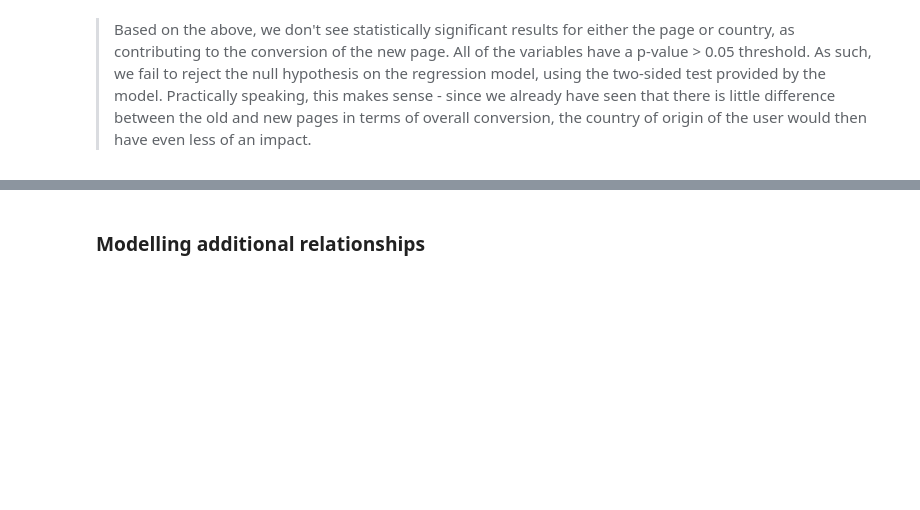
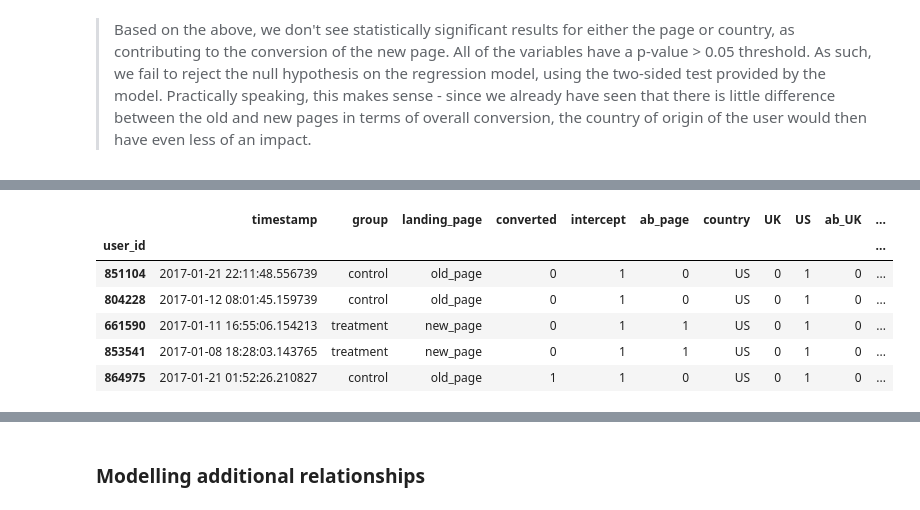
Before and after one commit to dorond/ab-testing-analysis, a Jupyter notebook: Analyze_ab_test_results_notebook.ipynb, the cells around one changed output, grey strips where cells are left out. Drawn from its saved outputs; the diff is of its cells as text; code cells hidden in the pictures; blank space fills up the shorter version.

```diff
--- a/Analyze_ab_test_results_notebook.ipynb
+++ b/Analyze_ab_test_results_notebook.ipynb
@@ -666,0 +666,13 @@ Logit Regression Results
+# %%
+# Lets now model the interaction between page and country and build a new model
+df_merged["ab_UK"] = df_merged["ab_page"] * df_merged["UK"]
+df_merged["ab_US"] = df_merged["ab_page"] * df_merged["US"]
+df_merged.head()
+# %% [output]
+|  | timestamp | group | landing_page | converted | intercept | ab_page | country | UK | US | ab_UK | ... |
+| user_id |  |  |  |  |  |  |  |  |  |  | ... |
+| 851104 | 2017-01-21 22:11:48.556739 | control | old_page | 0 | 1 | 0 | US | 0 | 1 | 0 | ... |
+| 804228 | 2017-01-12 08:01:45.159739 | control | old_page | 0 | 1 | 0 | US | 0 | 1 | 0 | ... |
+| 661590 | 2017-01-11 16:55:06.154213 | treatment | new_page | 0 | 1 | 1 | US | 0 | 1 | 0 | ... |
+| 853541 | 2017-01-08 18:28:03.143765 | treatment | new_page | 0 | 1 | 1 | US | 0 | 1 | 0 | ... |
+| 864975 | 2017-01-21 01:52:26.210827 | control | old_page | 1 | 1 | 0 | US | 0 | 1 | 0 | ... |
```
Also changed, not shown: parts of 23 cells of this notebook, 2 other files.
